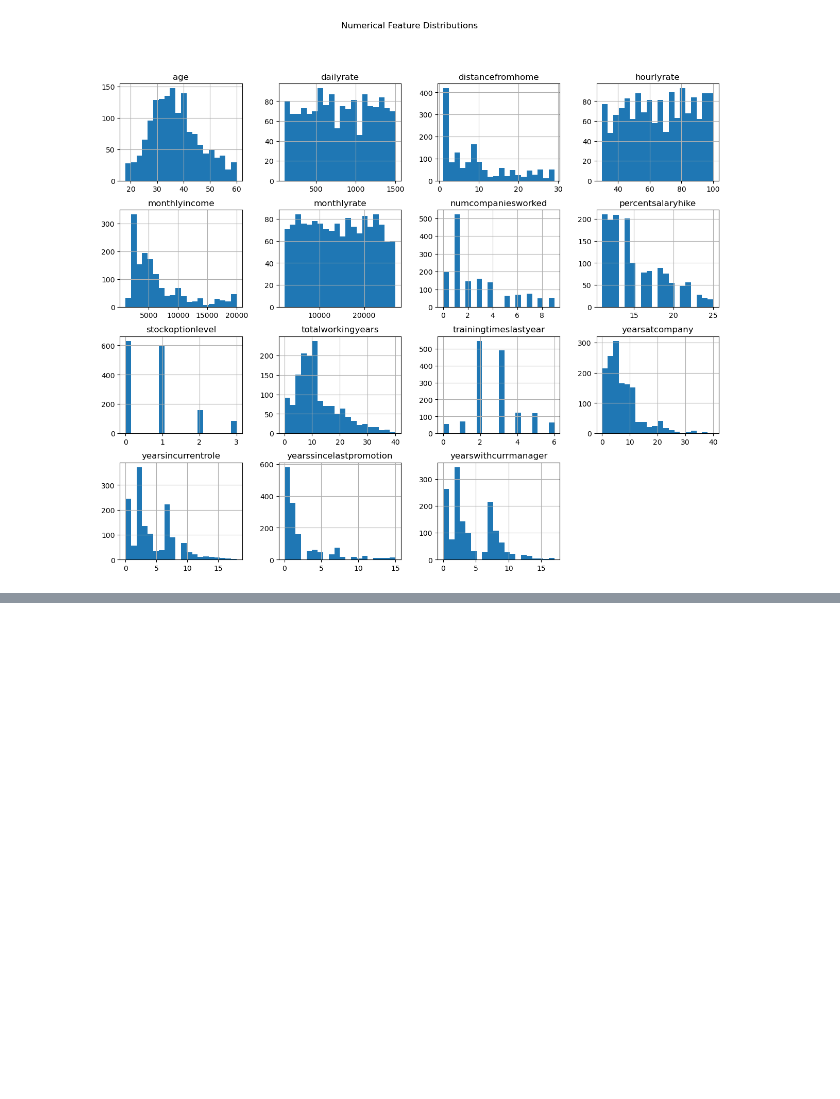
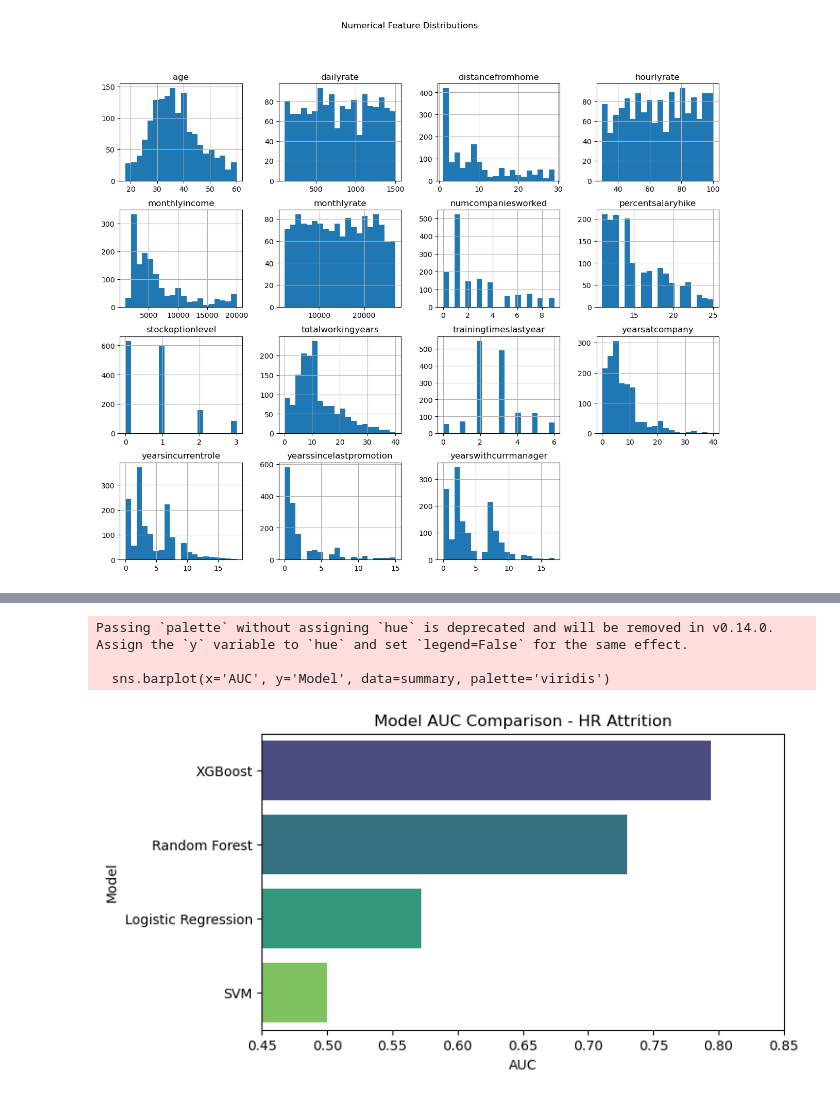
Before and after one commit to ayushsingh991399/Midterm_Project_IBM_HR_Analytic_Attrition, a Jupyter notebook: notebook.ipynb, the cells around one changed output, grey strips where cells are left out. Saved outputs shown, nothing was run; the diff lists cells and outputs as text; code cells hidden in the pictures; blank space fills up the shorter version.

```diff
--- a/notebook.ipynb
+++ b/notebook.ipynb
@@ -368,0 +848,13 @@ for col in category_data:
+# %%
+summary = pd.DataFrame({
+    'Model': ['XGBoost', 'Random Forest', 'Logistic Regression', 'SVM'],
+    'AUC': [0.794, 0.730, 0.572, 0.500],
+    'Interpretation': [
+        'Best overall; strong separation power',
+        'Good, slightly overfit',
+        'Underfitting; linear boundary too simple',
+        'Random guessing; check scaling or kernel'
+    ]
+})
+
+summary.style.background_gradient(cmap='viridis', subset=['AUC'])
@@ -368,0 +867,11 @@ for col in category_data:
+# %%
+plt.figure(figsize=(7,4))
+sns.barplot(x='AUC', y='Model', data=summary, palette='viridis')
+plt.title('Model AUC Comparison - HR Attrition')
+plt.xlim(0.45, 0.85)
+plt.show()
+# %% [output]
+Passing `palette` without assigning `hue` is deprecated and will be removed in v0.14.0. Assign the `y` variable to `hue` and set `legend=False` for the same effect.
+
+  sns.barplot(x='AUC', y='Model', data=summary, palette='viridis')
+[figure, added]
```
Also changed, not shown: parts of 57 cells of this notebook, 2 other files.
